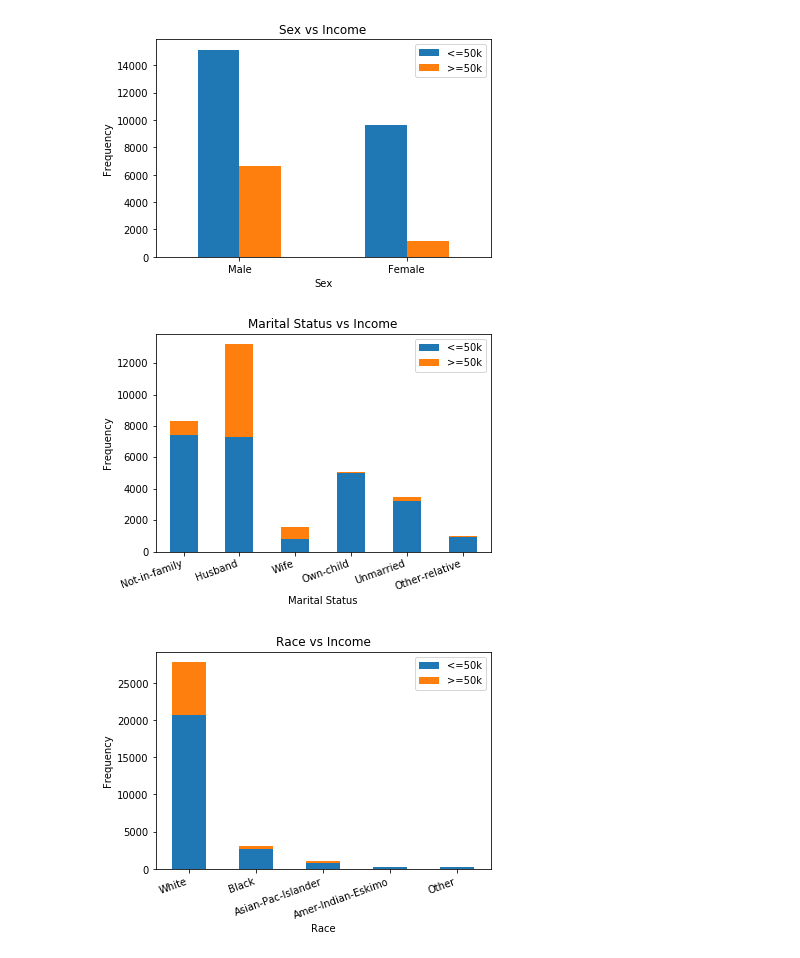
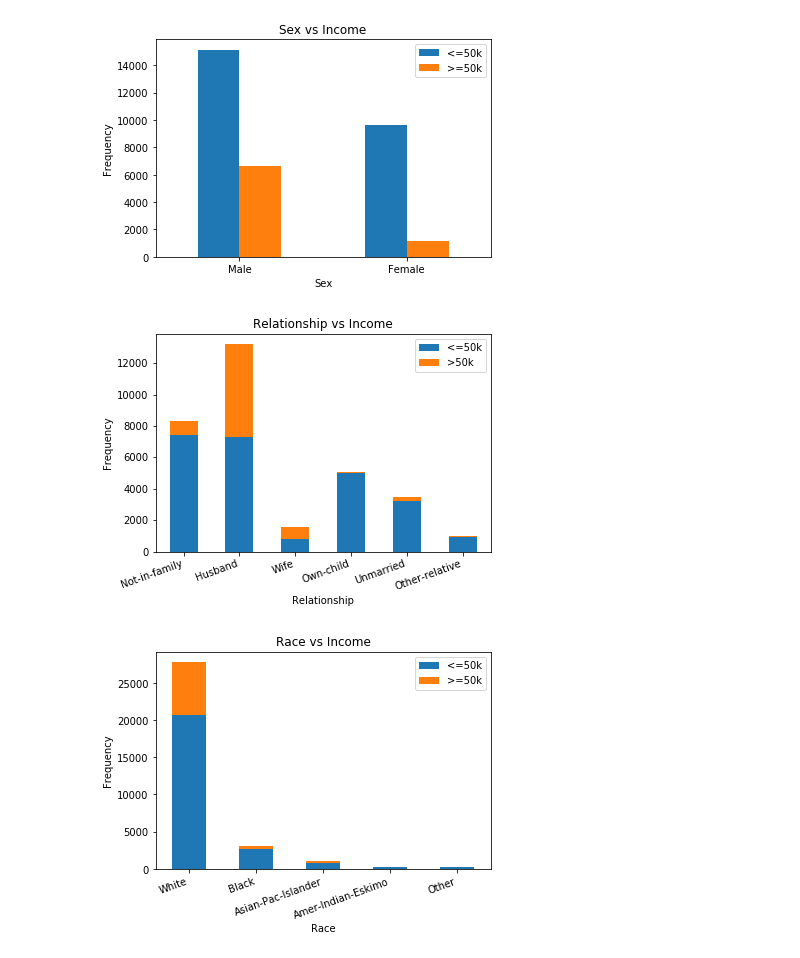
Before and after one commit to yongjiajun/Data-Science-Assignment2, a Jupyter notebook: notebook.ipynb, the cells around one changed output. Cells and saved outputs as stored; diff of their text form; code cells hidden in the pictures.

```diff
--- a/notebook.ipynb
+++ b/notebook.ipynb
@@ -421,54 +421,54 @@ plt.show()
 # %% [output]
 [figure]
 # %%
-# Graph 2.8: plot bar chart for 'marital-status' vs 'income'
+# Graph 2.8: plot bar chart for 'relationship' vs 'income'
 
-maritalStatusrange1 = []
-maritalStatusrange2 = []
-maritalStatusrange3 = []
-maritalStatusrange4 = []
-maritalStatusrange5 = []
-maritalStatusrange6 = []
+relationshiprange1 = []
+relationshiprange2 = []
+relationshiprange3 = []
+relationshiprange4 = []
+relationshiprange5 = []
+relationshiprange6 = []
 
 for x in range(data.shape[0]):
     if(data.iloc[x,7] == 'Not-in-family'):
-        maritalStatusrange1.append(data.iloc[x].values)
+        relationshiprange1.append(data.iloc[x].values)
     elif(data.iloc[x,7] == 'Husband'):
-        maritalStatusrange2.append(data.iloc[x].values)
+        relationshiprange2.append(data.iloc[x].values)
     elif(data.iloc[x,7] == 'Wife'):
-        maritalStatusrange3.append(data.iloc[x].values)
+        relationshiprange3.append(data.iloc[x].values)
     elif(data.iloc[x,7] == 'Own-child'):
-        maritalStatusrange4.append(data.iloc[x].values)
+        relationshiprange4.append(data.iloc[x].values)
     elif(data.iloc[x,7] == 'Unmarried'):
-        maritalStatusrange5.append(data.iloc[x].values)
+        relationshiprange5.append(data.iloc[x].values)
     elif(data.iloc[x,7] == 'Other-relative'):
-        maritalStatusrange6.append(data.iloc[x].values)
+        relationshiprange6.append(data.iloc[x].values)
 
-msr1under50k = pd.DataFrame(maritalStatusrange1)[14].value_counts()[0]
-msr1over50k = pd.DataFrame(maritalStatusrange1)[14].value_counts()[1]
-msr2under50k = pd.DataFrame(maritalStatusrange2)[14].value_counts()[0]
-msr2over50k = pd.DataFrame(maritalStatusrange2)[14].value_counts()[1]
-msr3under50k = pd.DataFrame(maritalStatusrange3)[14].value_counts()[0]
-msr3over50k = pd.DataFrame(maritalStatusrange3)[14].value_counts()[1]
-msr4under50k = pd.DataFrame(maritalStatusrange4)[14].value_counts()[0]
-msr4over50k = pd.DataFrame(maritalStatusrange4)[14].value_counts()[1]
-msr5under50k = pd.DataFrame(maritalStatusrange5)[14].value_counts()[0]
-msr5over50k = pd.DataFrame(maritalStatusrange5)[14].value_counts()[1]
-msr6under50k = pd.DataFrame(maritalStatusrange6)[14].value_counts()[0]
-msr6over50k = pd.DataFrame(maritalStatusrange6)[14].value_counts()[1]
+msr1under50k = pd.DataFrame(relationshiprange1)[14].value_counts()[0]
+msr1over50k = pd.DataFrame(relationshiprange1)[14].value_counts()[1]
+msr2under50k = pd.DataFrame(relationshiprange2)[14].value_counts()[0]
+msr2over50k = pd.DataFrame(relationshiprange2)[14].value_counts()[1]
+msr3under50k = pd.DataFrame(relationshiprange3)[14].value_counts()[0]
+msr3over50k = pd.DataFrame(relationshiprange3)[14].value_counts()[1]
+msr4under50k = pd.DataFrame(relationshiprange4)[14].value_counts()[0]
+msr4over50k = pd.DataFrame(relationshiprange4)[14].value_counts()[1]
+msr5under50k = pd.DataFrame(relationshiprange5)[14].value_counts()[0]
+msr5over50k = pd.DataFrame(relationshiprange5)[14].value_counts()[1]
+msr6under50k = pd.DataFrame(relationshiprange6)[14].value_counts()[0]
+msr6over50k = pd.DataFrame(relationshiprange6)[14].value_counts()[1]
 
 smallerthan50k = [msr1under50k,msr2under50k,msr3under50k,msr4under50k,msr5under50k,msr6under50k]
 biggerthan50k = [msr1over50k,msr2over50k,msr3over50k,msr4over50k,msr5over50k,msr6over50k]
 index = ['Not-in-family','Husband',  'Wife', 'Own-child','Unmarried','Other-relative']
-df = pd.DataFrame({'<=50k': smallerthan50k, '>=50k': biggerthan50k}, index=index)
+df = pd.DataFrame({'<=50k': smallerthan50k, '>50k': biggerthan50k}, index=index)
 ax = df.plot.bar(rot=0, stacked=True)
 ax.set_xticklabels(index, rotation=20, ha="right")
-ax.set_xlabel('Marital Status')
+ax.set_xlabel('Relationship')
 ax.set_ylabel('Frequency')
-ax.set_title("Marital Status vs Income")
+ax.set_title("Relationship vs Income")
 plt.show()
 # %% [output]
-[figure, old version]
+[figure, new version]
 # %%
 # Graph 2.9: plot bar chart for 'race' vs 'income'
 
```
Also changed, not shown: parts of 11 cells of this notebook, 9 other files.
